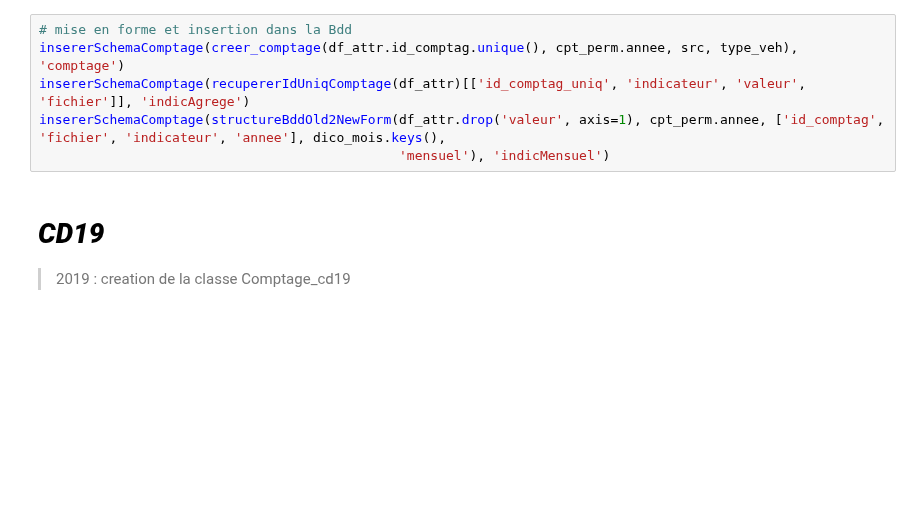
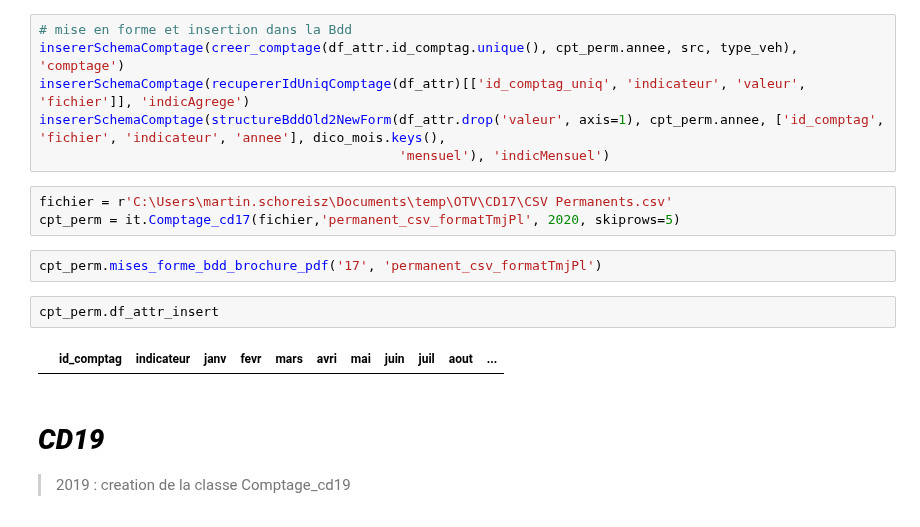
Before and after one commit to nantodevison/otv, a Jupyter notebook: otv/Transfert_Donnees/notebooks/Import_trafics.ipynb, the cells around one changed output. Saved outputs shown, nothing was run; the diff lists cells and outputs as text; blank space fills up the shorter version.

Commit message:
Import_trafic -> CD17 MaJ mises_forme_bdd_brochure_pdf

```diff
--- a/otv/Transfert_Donnees/notebooks/Import_trafics.ipynb
+++ b/otv/Transfert_Donnees/notebooks/Import_trafics.ipynb
@@ -254,6 +254,15 @@ insererSchemaComptage(creer_comptage(df_attr.id_comptag.unique(), cpt_perm.annee
 insererSchemaComptage(recupererIdUniqComptage(df_attr)[['id_comptag_uniq', 'indicateur', 'valeur', 'fichier']], 'indicAgrege')
 insererSchemaComptage(structureBddOld2NewForm(df_attr.drop('valeur', axis=1), cpt_perm.annee, ['id_comptag', 'fichier', 'indicateur', 'annee'], dico_mois.keys(),
                                               'mensuel'), 'indicMensuel')
+# %%
+fichier = r'C:\Users\martin.schoreisz\Documents\temp\OTV\CD17\CSV Permanents.csv'
+cpt_perm = it.Comptage_cd17(fichier,'permanent_csv_formatTmjPl', 2020, skiprows=5)
+# %%
+cpt_perm.mises_forme_bdd_brochure_pdf('17', 'permanent_csv_formatTmjPl')
+# %%
+cpt_perm.df_attr_insert
+# %% [output]
+|  | id_comptag | indicateur | janv | fevr | mars | avri | mai | juin | juil | aout | ... |
 # %% [markdown]
 # ***CD19***
 > 2019 : creation de la classe Comptage_cd19
```
Also changed, not shown: parts of 1 cell of this notebook, 1 other file.
